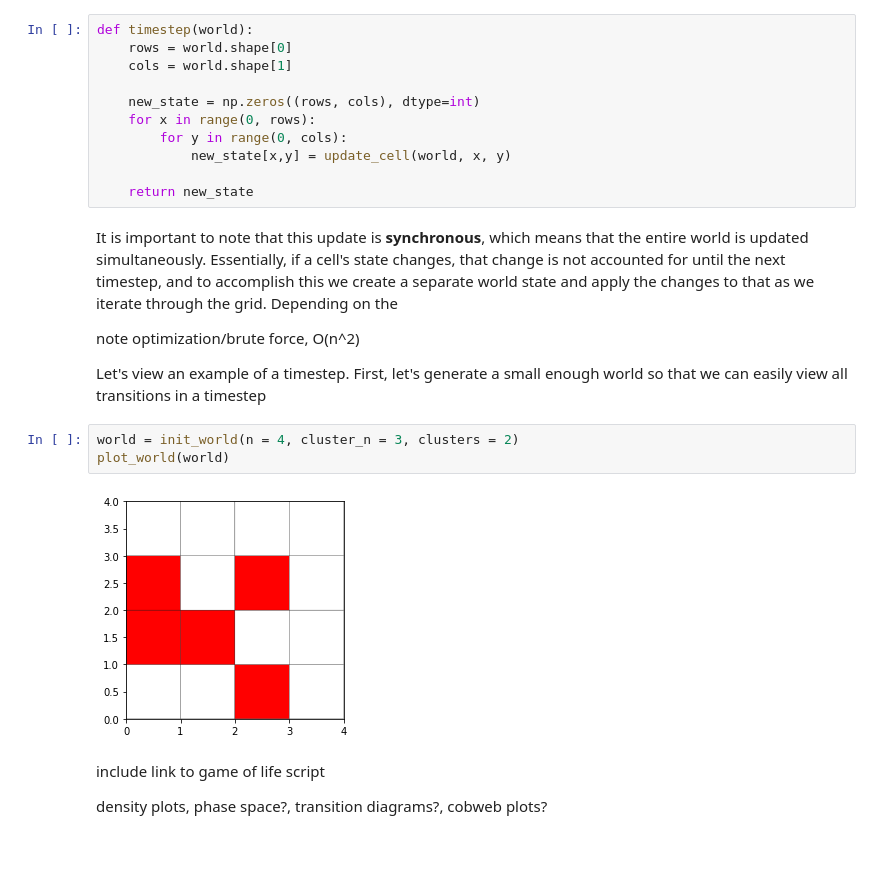
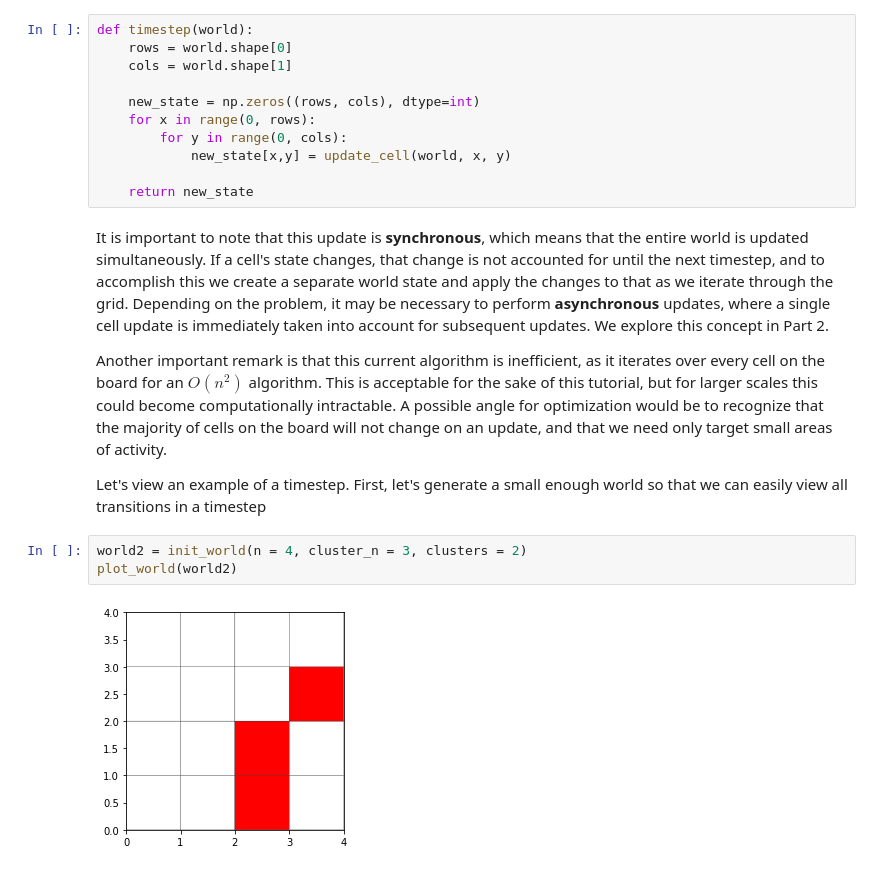
Before and after one commit to bglowniak/GameOfLifeTutorial, a Jupyter notebook: notebooks/part1--ca_intro.ipynb, the cells around one changed output. Cells and saved outputs as stored; diff of their text form.

Commit message:
Finished part 1, starting part 4 code

```diff
--- a/notebooks/part1--ca_intro.ipynb
+++ b/notebooks/part1--ca_intro.ipynb
@@ -165,21 +155,13 @@ def timestep(world):
 
     return new_state
 # %% [markdown]
-It is important to note that this update is **synchronous**, which means that the entire world is updated simultaneously. Essentially, if a cell's state changes, that change is not accounted for until the next timestep, and to accomplish this we create a separate world state and apply the changes to that as we iterate through the grid. Depending on the
+It is important to note that this update is **synchronous**, which means that the entire world is updated simultaneously. If a cell's state changes, that change is not accounted for until the next timestep, and to accomplish this we create a separate world state and apply the changes to that as we iterate through the grid. Depending on the problem, it may be necessary to perform **asynchronous** updates, where a single cell update is immediately taken into account for subsequent updates. We explore this concept in Part 2.
 
-note optimization/brute force, O(n^2)
+Another important remark is that this current algorithm is inefficient, as it iterates over every cell on the board for an $O(n^2)$ algorithm. This is acceptable for the sake of this tutorial, but for larger scales this could become computationally intractable. A possible angle for optimization would be to recognize that the majority of cells on the board will not change on an update, and that we need only target small areas of activity.
 
 Let's view an example of a timestep. First, let's generate a small enough world so that we can easily view all transitions in a timestep
 # %%
-world = init_world(n = 4, cluster_n = 3, clusters = 2)
-plot_world(world)
+world2 = init_world(n = 4, cluster_n = 3, clusters = 2)
+plot_world(world2)
 # %% [output]
-[figure, old version]
+[figure, new version]
-# %% [markdown]
-
-
-
-include link to game of life script
-
-
-density plots, phase space?, transition diagrams?, cobweb plots?
```
Also changed, not shown: parts of 18 cells of this notebook, 2 other files.
